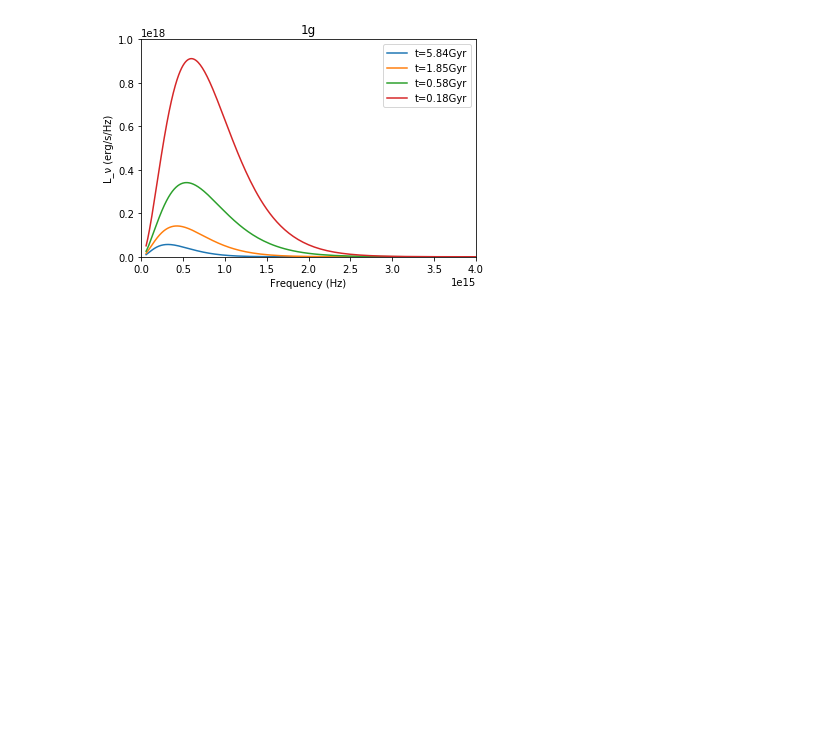
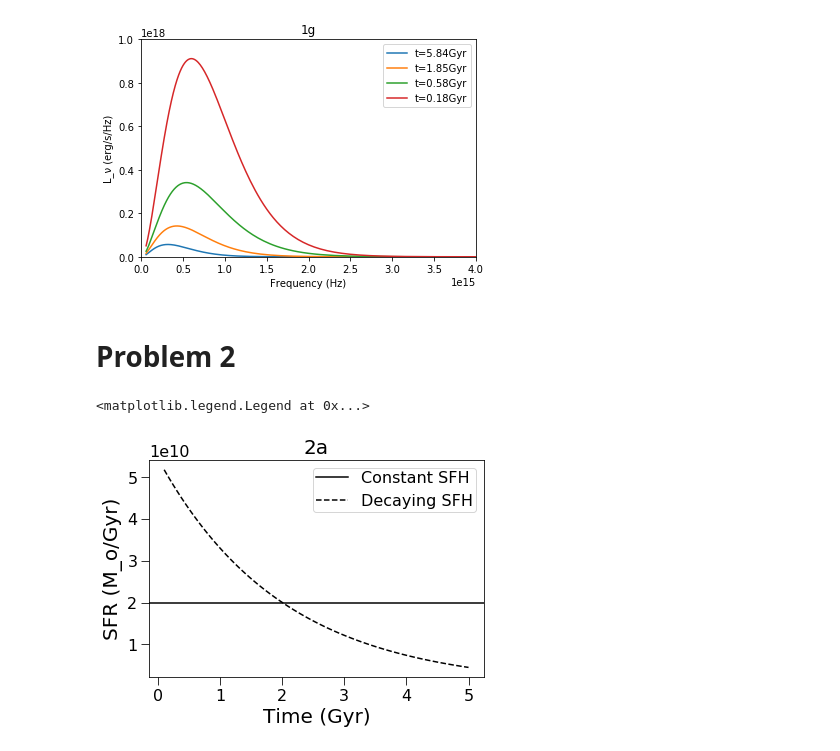
Before and after one commit to bluefatima/galaxies2018, a Jupyter notebook: PS2/GalPS2.ipynb, the cells around one changed output. Drawn from its saved outputs; the diff is of its cells as text; code cells hidden in the pictures; blank space fills up the shorter version.

```diff
--- a/PS2/GalPS2.ipynb
+++ b/PS2/GalPS2.ipynb
@@ -169,3 +169,23 @@ plt.legend()
 # %% [output]
 <matplotlib.legend.Legend at 0x...>
 [figure]
+# %% [markdown]
+# Problem 2
+# %%
+M_tot = 1e11 #M_o
+t_tot = 5 #Gyrs
+SFR_const = M_tot/t_tot
+τ = 2 # Decay timescale (Gyr)
+c_exp = - M_tot / (τ * (np.exp(-t_tot/τ)-1))
+t = np.linspace(.1,5,100)
+SFR_exp = c_exp * np.exp(-t/τ)
+
+plt.axhline(SFR_const, color='k', label='Constant SFH')
+plt.plot(t, SFR_exp, 'k--', label='Decaying SFH')
+plt.xlabel('Time (Gyr)')
+plt.ylabel('SFR (M_o/Gyr)')
+plt.title('2a')
+plt.legend()
+# %% [output]
+<matplotlib.legend.Legend at 0x...>
+[figure, added]
```
Also changed, not shown: parts of 2 cells of this notebook, 2 other files.
